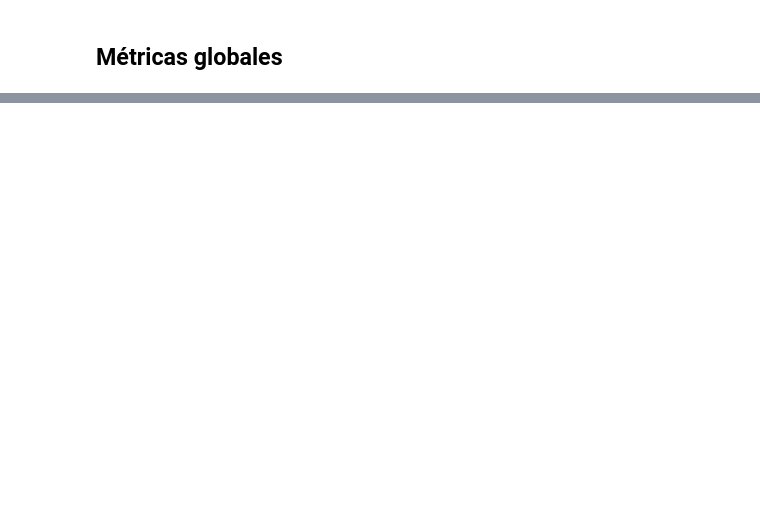
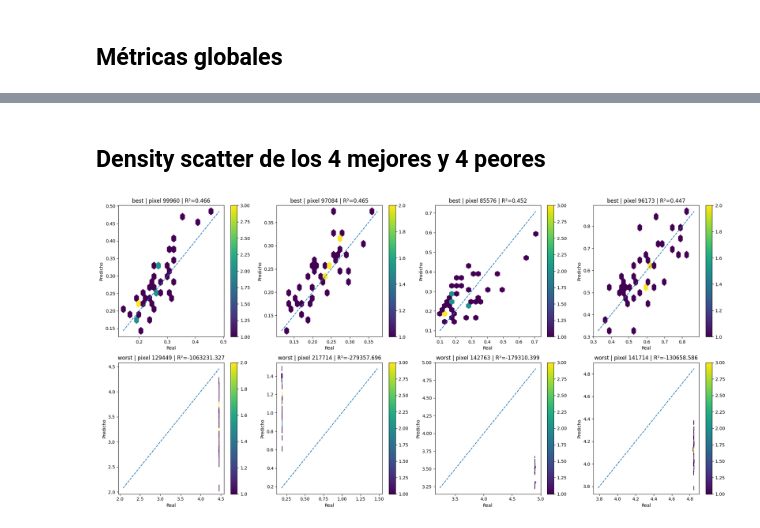
Before and after one commit to garciadd/profecia, a Jupyter notebook: notebooks/evaluation.ipynb, the cells around one changed output, grey strips where cells are left out. Drawn from its saved outputs; the diff is of its cells as text; code cells hidden in the pictures; blank space fills up the shorter version.

```diff
--- a/notebooks/evaluation.ipynb
+++ b/notebooks/evaluation.ipynb
@@ -158,8 +124,7 @@ if scaler is not None:
 else:
     X_test_used = X_test
 
-y_pred = model.predict(X_test_used)
-y_pred = np.asarray(y_pred).reshape(-1)
+y_pred_test = model.predict(X_test_used)
 
-print("Predicciones:", y_pred.shape)
+print("y_pred_test:", y_pred_test.shape)
 # %% [output]
@@ -656,0 +234,15 @@ display(top4_worst[["pixel_id", "n_samples", "r2", "rmse", "mae", "lat_idx", "lo
+# %%
+rank_r2 = rank_best_and_worst_pixels(
+    pixel_metrics_df,
+    metric="r2",
+    top_k=4,
+)
+
+best_pixels_r2 = rank_r2["best"].copy()
+worst_pixels_r2 = rank_r2["worst"].copy()
+
+print("=== BEST PIXELS (R2) ===")
+display(best_pixels_r2)
+
+print("=== WORST PIXELS (R2) ===")
+display(worst_pixels_r2)
@@ -656,0 +262,41 @@ display(top4_worst[["pixel_id", "n_samples", "r2", "rmse", "mae", "lat_idx", "lo
+# %% [markdown]
+## Density scatter de los 4 mejores y 4 peores
+# %%
+selected_pixels = pd.concat(
+    [
+        best_pixels_r2.assign(group="best"),
+        worst_pixels_r2.assign(group="worst"),
+    ],
+    ignore_index=True,
+)
+
+fig, axes = plt.subplots(2, 4, figsize=(20, 10))
+axes = axes.ravel()
+
+for ax, (_, row) in zip(axes, selected_pixels.iterrows()):
+    pid = int(row["pixel_id"])
+    ts_df = build_pixel_timeseries_dataframe(prediction_df, pixel_id=pid)
+
+    if len(ts_df) >= 20:
+        hb = ax.hexbin(
+            ts_df["y_true"].values,
+            ts_df["y_pred"].values,
+            gridsize=20,
+            mincnt=1,
+        )
+        plt.colorbar(hb, ax=ax)
+    else:
+        ax.scatter(ts_df["y_true"].values, ts_df["y_pred"].values, s=20)
+
+    xy_min = min(ts_df["y_true"].min(), ts_df["y_pred"].min())
+    xy_max = max(ts_df["y_true"].max(), ts_df["y_pred"].max())
+    ax.plot([xy_min, xy_max], [xy_min, xy_max], linestyle="--")
+
+    ax.set_title(f"{row['group']} | pixel {pid} | R²={row['r2']:.3f}")
+    ax.set_xlabel("Real")
+    ax.set_ylabel("Predicho")
+
+plt.tight_layout()
+plt.show()
+# %% [output]
+[figure, added]
```
Also changed, not shown: parts of 61 cells of this notebook, 6 other files.
